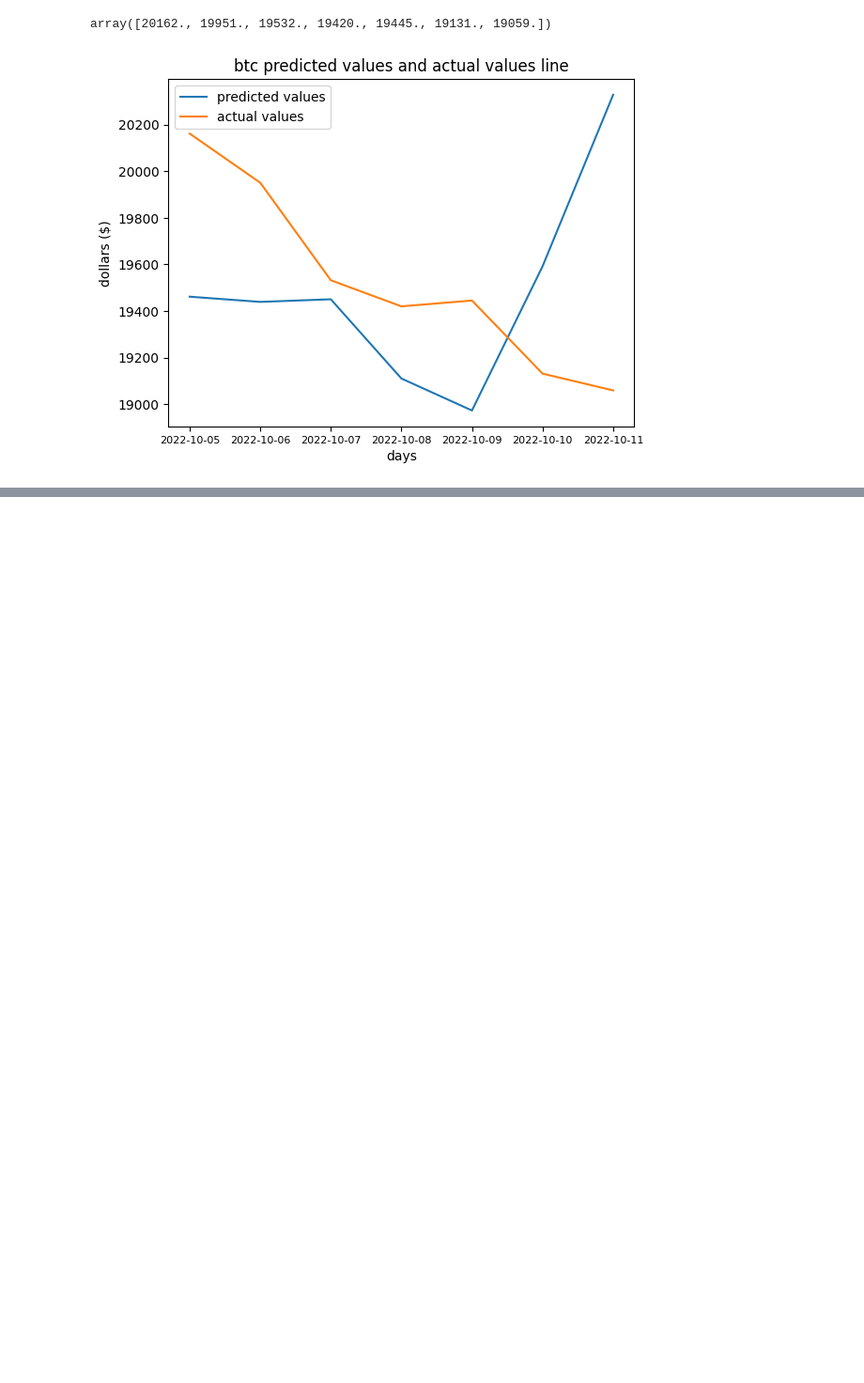
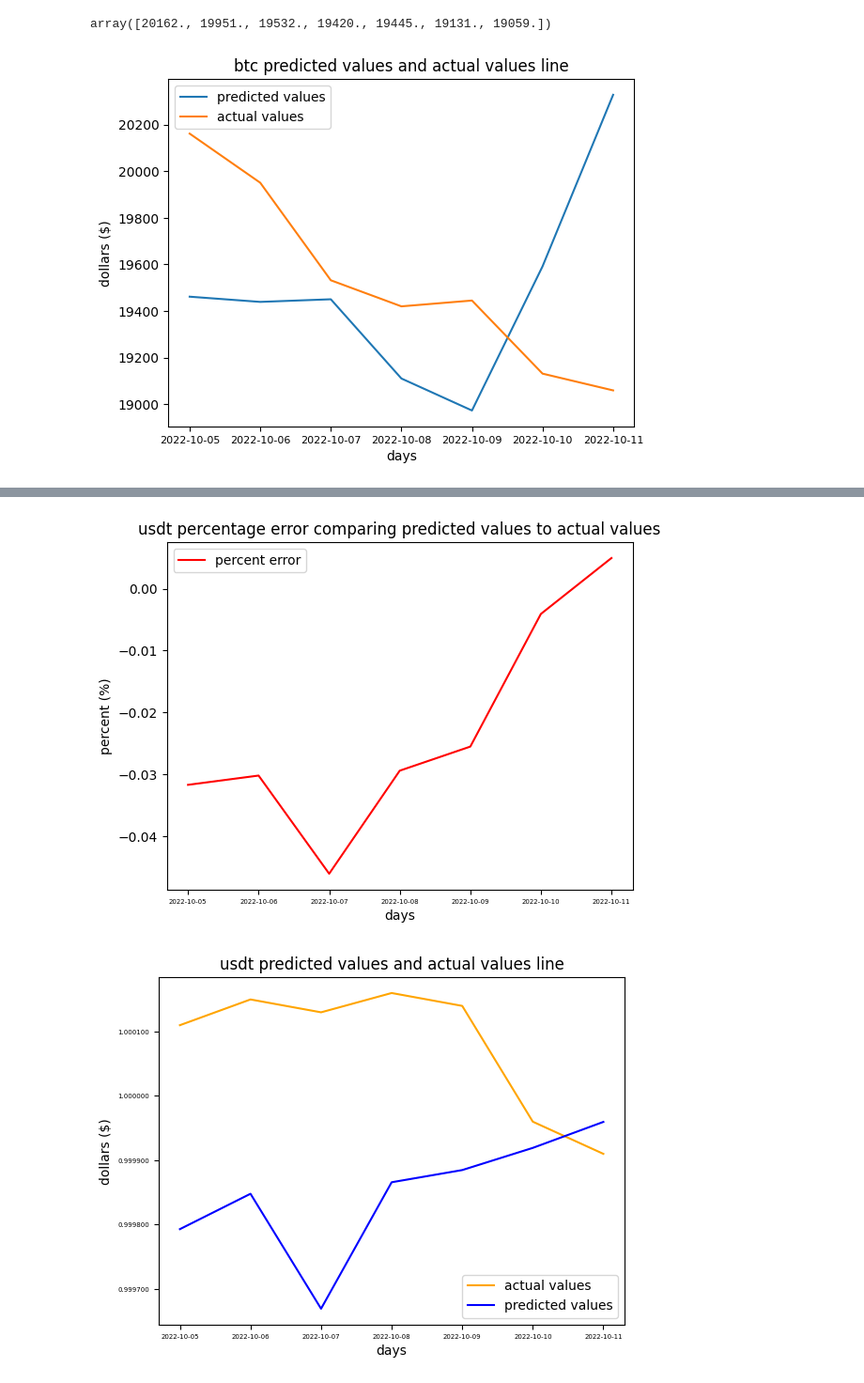
Before and after one commit to hgobir/machine_learning_suite, a Jupyter notebook: stage_3/notebooks/post_processing_script.ipynb, the cells around one changed output, grey strips where cells are left out. Shown: that part at 94% size. Drawn from its saved outputs; the diff is of its cells as text; code cells hidden in the pictures; blank space fills up the shorter version.

```diff
--- a/stage_3/notebooks/post_processing_script.ipynb
+++ b/stage_3/notebooks/post_processing_script.ipynb
@@ -241,0 +559,73 @@ plt.show()
+# %%
+usdt_predictions = pd.read_csv('C:/Users/Hamza/PycharmProjects/dissertation_project/stage_3/predictions/usdt_7_day_model_prediction.csv')
+
+usdt_list = []
+usdt_percent_error_list = []
+
+
+for date in dates:
+  url = f'https://rest.coinapi.io/v1/ohlcv/BITSTAMP_SPOT_USDT_USD/history?period_id=1DAY&time_start={date}T00:00:00&limit=1'
+  response = requests.get(url, headers=headers)
+  data = json.loads(response.text)
+  print(f'for {date} this is the value returned')
+  print("\n")
+  print(data)
+  print("\n")
+
+  df_json = response.json()
+  df = pd.DataFrame.from_dict(df_json)
+
+  actual_price = df['price_close'].values[0]
+
+  usdt_list.append(actual_price)
+
+usdt_predictions['actual_price_close'] = usdt_list
+
+usdt_predictions.to_csv(f'C:/Users/Hamza/PycharmProjects/dissertation_project/data/stage_3/usdt/usdt_7_day_actual.csv', encoding='utf-8', index=False)
+
+new_count = len(usdt_predictions)
+
+
+for i in range(0, new_count):
+  print("")
+  date = usdt_predictions['date'].values[i]
+  estimated_value = usdt_predictions['predicted_price_close'].values[i]
+  actual_value = usdt_predictions['actual_price_close'].values[i]
+  print("")
+  print(f'for {date} the estimated value is {estimated_value} and actual value is {actual_value}')
+  print("")
+  percent_error = ((estimated_value - actual_value) / actual_value) * 100
+  print(f'error between predicted and actual is {percent_error}%')
+  usdt_percent_error_list.append(percent_error)
+
+usdt_predictions['percent_error'] = usdt_percent_error_list
+
+usdt_predictions.to_csv(f'C:/Users/Hamza/PycharmProjects/dissertation_project/data/stage_3/usdt/usdt_percent_error.csv', encoding='utf-8', index=False)
+
+
+plt.plot(dates, usdt_percent_error_list, color="red", label = "percent error")
+plt.legend()
+plt.title("usdt percentage error comparing predicted values to actual values")
+plt.xticks(fontsize=5)
+plt.xlabel('days')
+plt.ylabel('percent (%)')
+plt.savefig(f'C:/Users/Hamza/PycharmProjects/dissertation_project/data/stage_3/usdt/percent_error_line.png')
+plt.show()
+
+new_prediction_list = usdt_predictions['predicted_price_close'].values
+new_actual_list = usdt_predictions['actual_price_close'].values
+
+fig, ax = plt.subplots()
+ax.yaxis.set_major_formatter(FormatStrFormatter('%.6f'))
+plt.plot(dates, new_actual_list, color="orange", label = "actual values")
+plt.plot(dates, new_prediction_list, color='blue', label = "predicted values")
+
+plt.legend()
+plt.title(f"usdt predicted values and actual values line")
+plt.yticks(fontsize=5)
+plt.xticks(fontsize=5)
+plt.xlabel('days')
+plt.ylabel('dollars ($)')
+plt.savefig(f'C:/Users/Hamza/PycharmProjects/dissertation_project/data/stage_3/usdt/predicted_vs_actual.png')
+plt.show()
+# %% [output]
@@ -241,0 +649,2 @@ plt.show()
+[figure, added]
+[figure, added]
```
Also changed, not shown: parts of 25 cells of this notebook, 25 other files.
